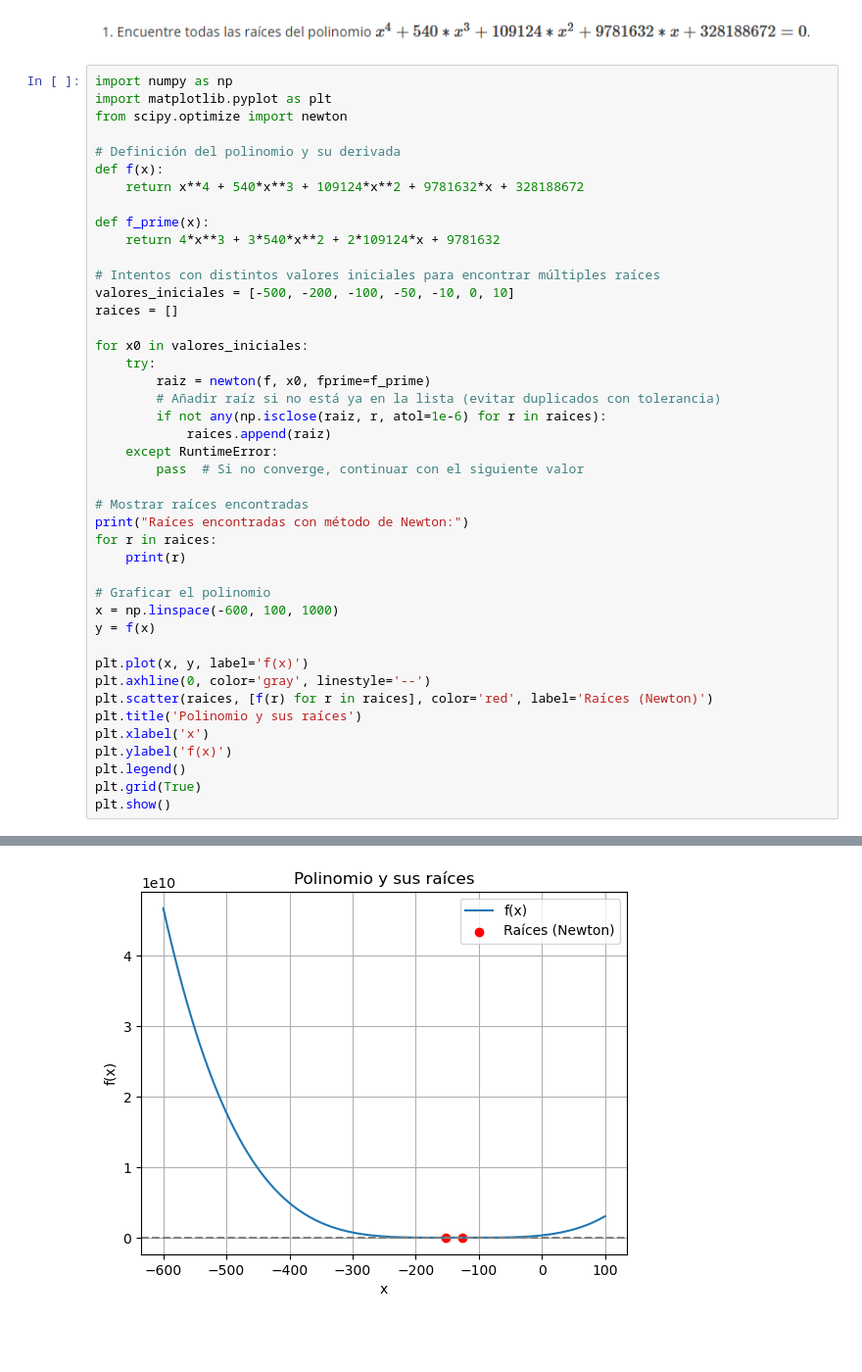
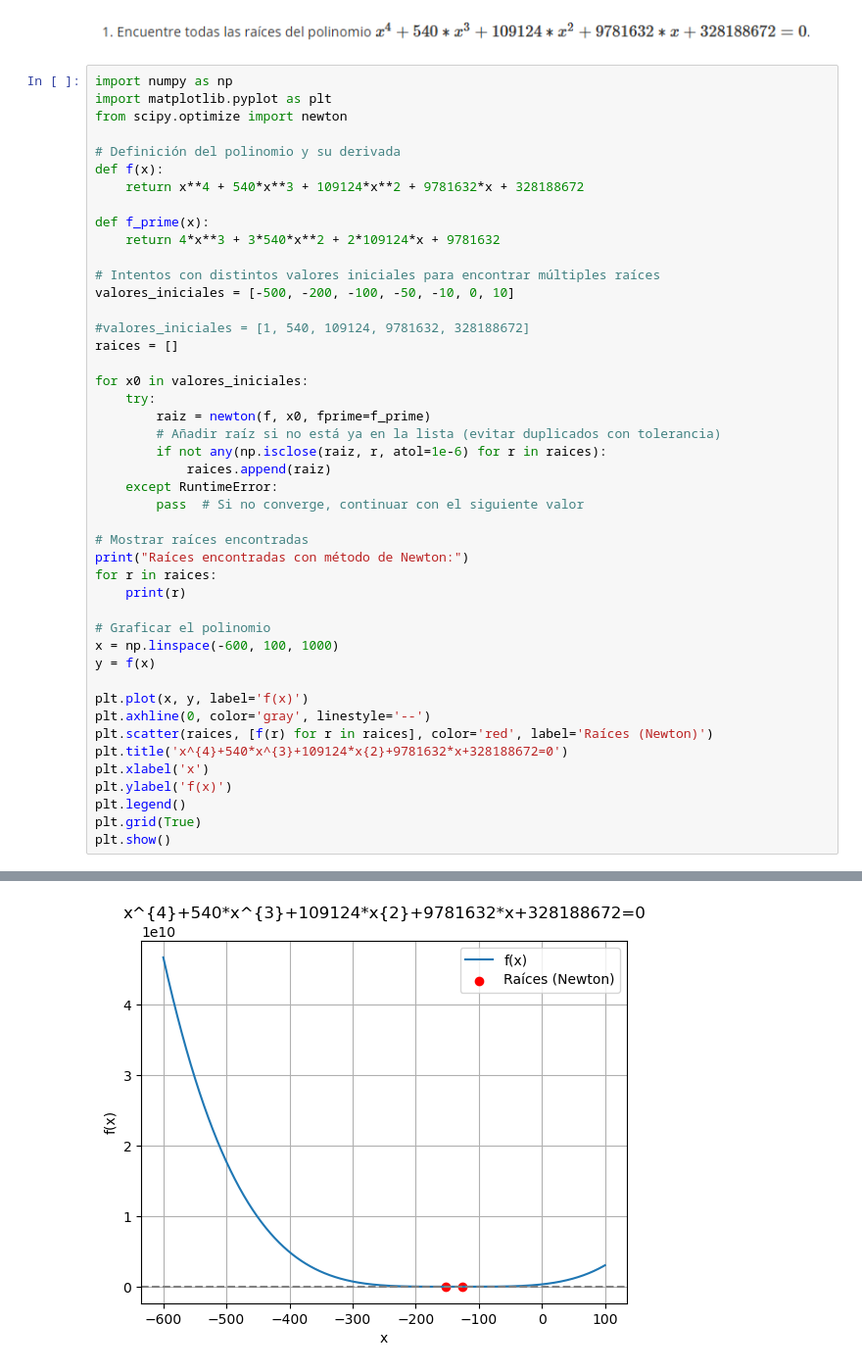
Before and after one commit to kurereishu/Taller_02_calculo_de_errores, a Jupyter notebook: ejercicio_01_T02.ipynb, the cells around one changed output, grey strips where cells are left out. Shown at 98% size. Saved outputs shown, nothing was run; the diff lists cells and outputs as text; blank space fills up the shorter version.

```diff
--- a/ejercicio_01_T02.ipynb
+++ b/ejercicio_01_T02.ipynb
@@ -19,37 +19,39 @@ def f_prime(x):
 
 # Intentos con distintos valores iniciales para encontrar múltiples raíces
 valores_iniciales = [-500, -200, -100, -50, -10, 0, 10]
+
+#valores_iniciales = [1, 540, 109124, 9781632, 328188672]
 raices = []
 
 for x0 in valores_iniciales:
     try:
         raiz = newton(f, x0, fprime=f_prime)
         # Añadir raíz si no está ya en la lista (evitar duplicados con tolerancia)
         if not any(np.isclose(raiz, r, atol=1e-6) for r in raices):
             raices.append(raiz)
     except RuntimeError:
         pass  # Si no converge, continuar con el siguiente valor
 
 # Mostrar raíces encontradas
 print("Raíces encontradas con método de Newton:")
 for r in raices:
     print(r)
 
 # Graficar el polinomio
 x = np.linspace(-600, 100, 1000)
 y = f(x)
 
 plt.plot(x, y, label='f(x)')
 plt.axhline(0, color='gray', linestyle='--')
 plt.scatter(raices, [f(r) for r in raices], color='red', label='Raíces (Newton)')
-plt.title('Polinomio y sus raíces')
+plt.title('x^{4}+540*x^{3}+109124*x{2}+9781632*x+328188672=0')
 plt.xlabel('x')
 plt.ylabel('f(x)')
 plt.legend()
 plt.grid(True)
 plt.show()
 # %% [output]
 Raíces encontradas con método de Newton:
 -151.99999999998278
 -125.99999995221714
-[figure, old version]
+[figure, new version]
```
Also changed, not shown: 1 other file.
